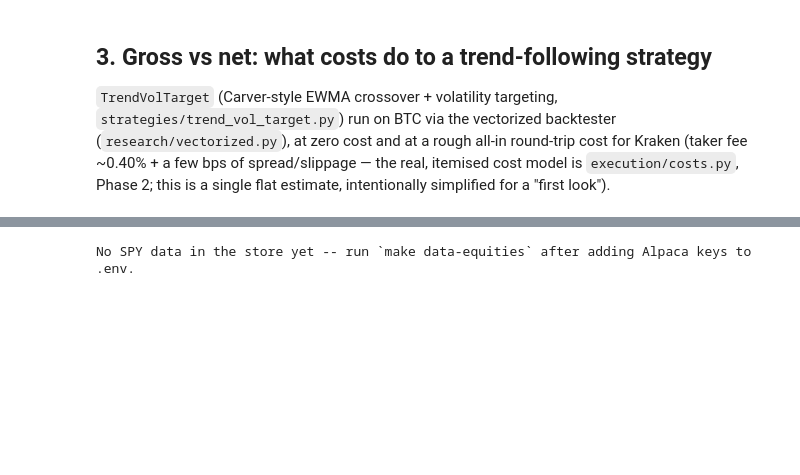
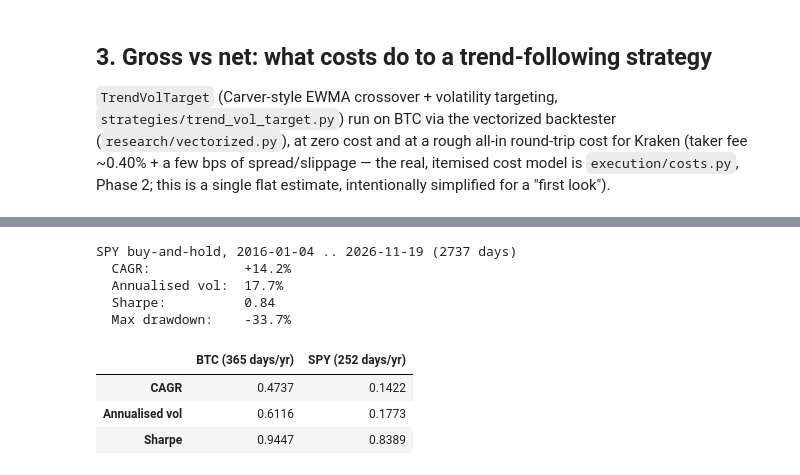
Before and after one commit to magai2002/kestrel, a Jupyter notebook: notebooks/01_first_look.ipynb, the cells around one changed output, grey strips where cells are left out. Cells and saved outputs as stored; diff of their text form; code cells hidden in the pictures; blank space fills up the shorter version.

```diff
--- a/notebooks/01_first_look.ipynb
+++ b/notebooks/01_first_look.ipynb
@@ -196,41 +195,45 @@ produce the real numbers automatically once the key is added and
 # %%
-spy = store.read_bars(
-    data_dir, venue=Venue.ALPACA.value, symbol="SPY", timeframe=Timeframe.D1.value
-)
+spy = store.read_bars(data_dir, venue=Venue.YAHOO.value, symbol="SPY", timeframe=Timeframe.D1.value)
 HAVE_SPY = not spy.empty
 if not HAVE_SPY:
-    print(
-        "No SPY data in the store yet -- run `make data-equities` after adding Alpaca keys to .env."
-    )
+    print("No SPY data in the store yet -- run `make data-equities` (no keys needed).")
 else:
     spy = spy.set_index("open_time").sort_index()
     spy_equity = (1.0 + spy["close"].pct_change().fillna(0.0)).cumprod()
     spy_returns = spy_equity.pct_change().dropna()
     PERIODS_PER_YEAR_EQUITIES = 252
 
     spy_summary = stats.summarize(
         spy_equity,
         spy_returns,
         weights=pd.DataFrame({"SPY": 1.0}, index=spy_equity.index),
         trade_returns=pd.Series(dtype=float),
         periods_per_year=PERIODS_PER_YEAR_EQUITIES,
     )
     print(f"SPY buy-and-hold, {spy.index[0].date()} .. {spy.index[-1].date()} ({len(spy)} days)")
     print(f"  CAGR:            {spy_summary.cagr:+.1%}")
     print(f"  Annualised vol:  {spy_summary.annualized_vol:.1%}")
     print(f"  Sharpe:          {spy_summary.sharpe:.2f}")
     print(f"  Max drawdown:    {spy_summary.max_drawdown:.1%}")
 
     side_by_side = pd.DataFrame(
         {
             "BTC (365 days/yr)": [btc_summary.cagr, btc_summary.annualized_vol, btc_summary.sharpe],
             "SPY (252 days/yr)": [spy_summary.cagr, spy_summary.annualized_vol, spy_summary.sharpe],
         },
         index=["CAGR", "Annualised vol", "Sharpe"],
     )
     display(side_by_side)
 # %% [output]
-No SPY data in the store yet -- run `make data-equities` after adding Alpaca keys to .env.
+SPY buy-and-hold, 2016-01-04 .. 2026-11-19 (2737 days)
+  CAGR:            +14.2%
+  Annualised vol:  17.7%
+  Sharpe:          0.84
+  Max drawdown:    -33.7%
+|  | BTC (365 days/yr) | SPY (252 days/yr) |
+| CAGR | 0.4737 | 0.1422 |
+| Annualised vol | 0.6116 | 0.1773 |
+| Sharpe | 0.9447 | 0.8389 |
 # %%
 if HAVE_SPY:
     spy_prices = pd.DataFrame({"SPY": spy["close"]})
```
Also changed, not shown: parts of 5 cells of this notebook, 58 other files.
